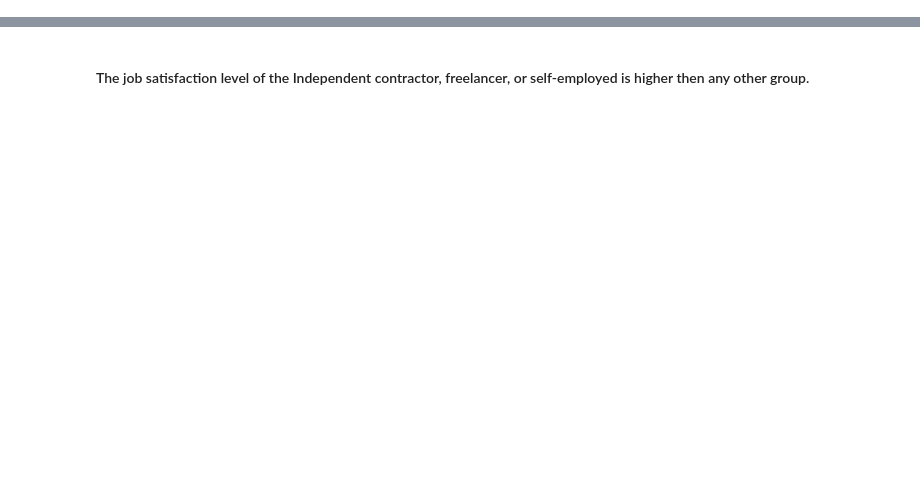
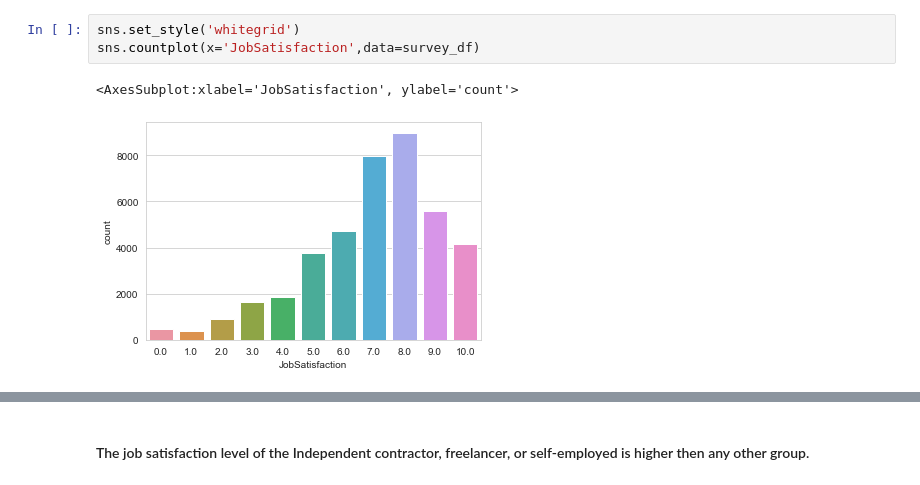
Before and after one commit to iamkamleshrangi/data_science_blog, a Jupyter notebook: data_science_blog.ipynb, the cells around one changed output, grey strips where cells are left out. Drawn from its saved outputs; the diff is of its cells as text; blank space fills up the shorter version.

```diff
--- a/data_science_blog.ipynb
+++ b/data_science_blog.ipynb
@@ -5,0 +33,6 @@ survey_df = pd.read_csv('survey-results-public.csv')
+# %%
+sns.set_style('whitegrid')
+sns.countplot(x='JobSatisfaction',data=survey_df)
+# %% [output]
+<AxesSubplot:xlabel='JobSatisfaction', ylabel='count'>
+[figure, added]
```
Also changed, not shown: parts of 30 cells of this notebook.
